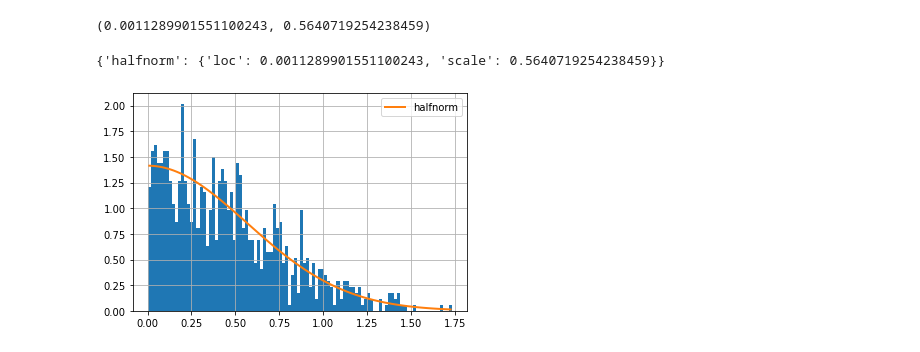
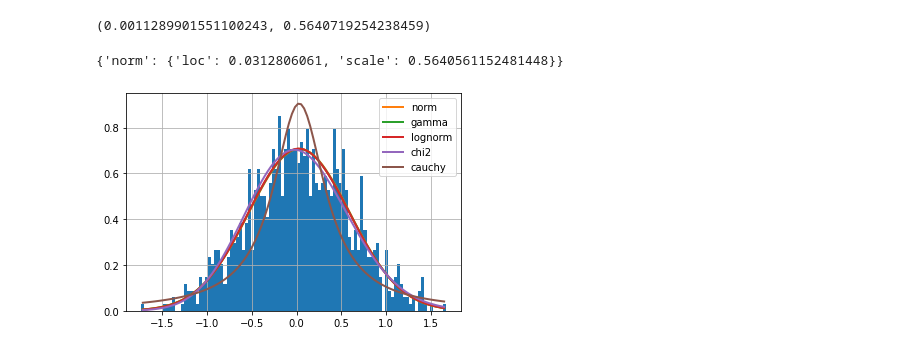
Before and after one commit to Vladm0z/Matstat_fin, a Jupyter notebook: Matstat.ipynb, the cells around one changed output. Cells and saved outputs as stored; diff of their text form; code cells hidden in the pictures.

```diff
--- a/Matstat.ipynb
+++ b/Matstat.ipynb
@@ -103,12 +103,12 @@ f.fitted_param["halfnorm"]
 # %% [output]
 (0.0011289901551100243, 0.5640719254238459)
 # %%
-height = df['abs_1'].values
+height = df[1].values
 f1 = Fitter(height,
-           distributions = ['halfnorm'])
+           distributions = get_common_distributions())
 f1.fit()
 f1.summary()
 f1.get_best(method = 'sumsquare_error')
 # %% [output]
-{'halfnorm': {'loc': 0.0011289901551100243, 'scale': 0.5640719254238459}}
+{'norm': {'loc': 0.0312806061, 'scale': 0.5640561152481448}}
-[figure, old version]
+[figure, new version]
```
